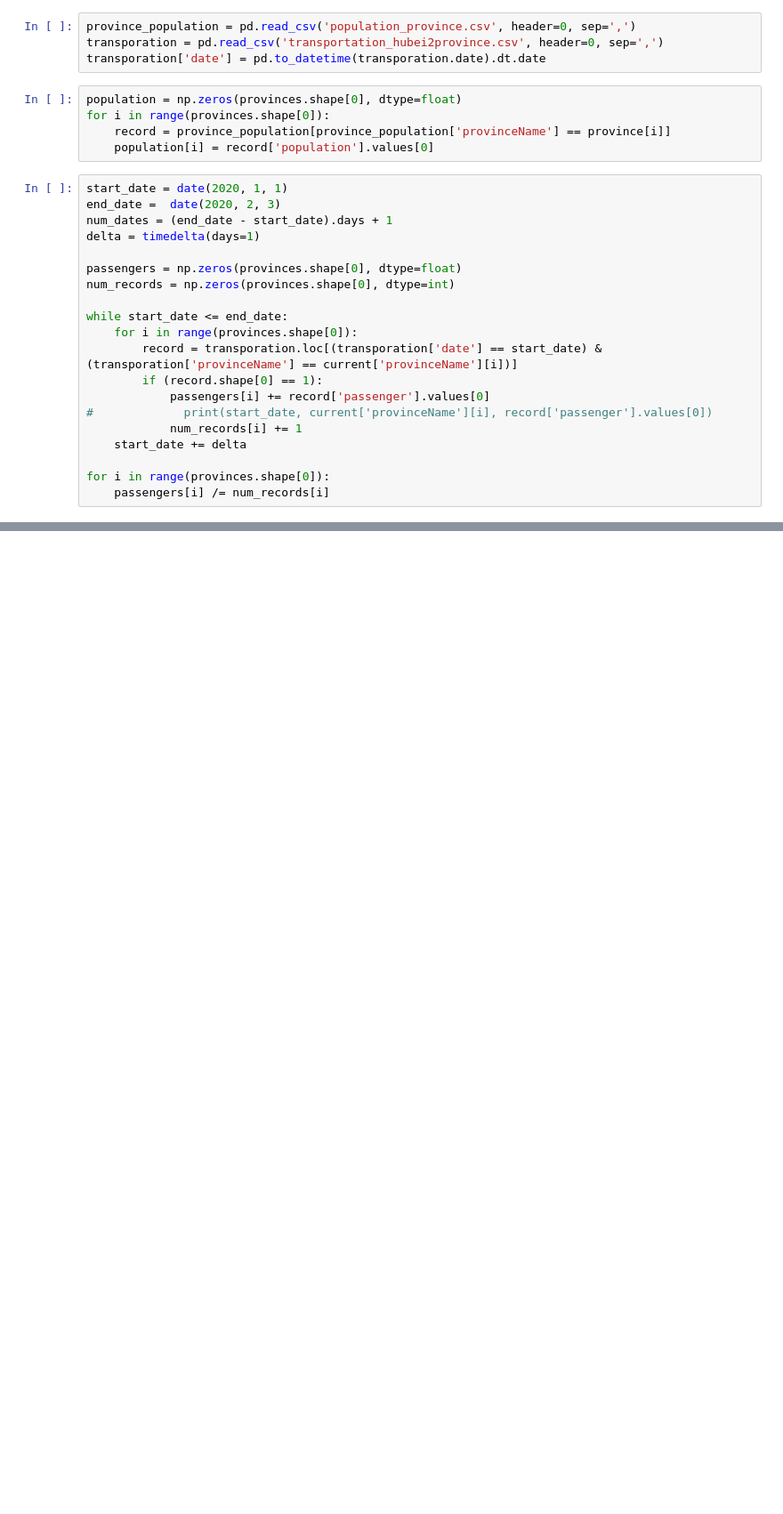
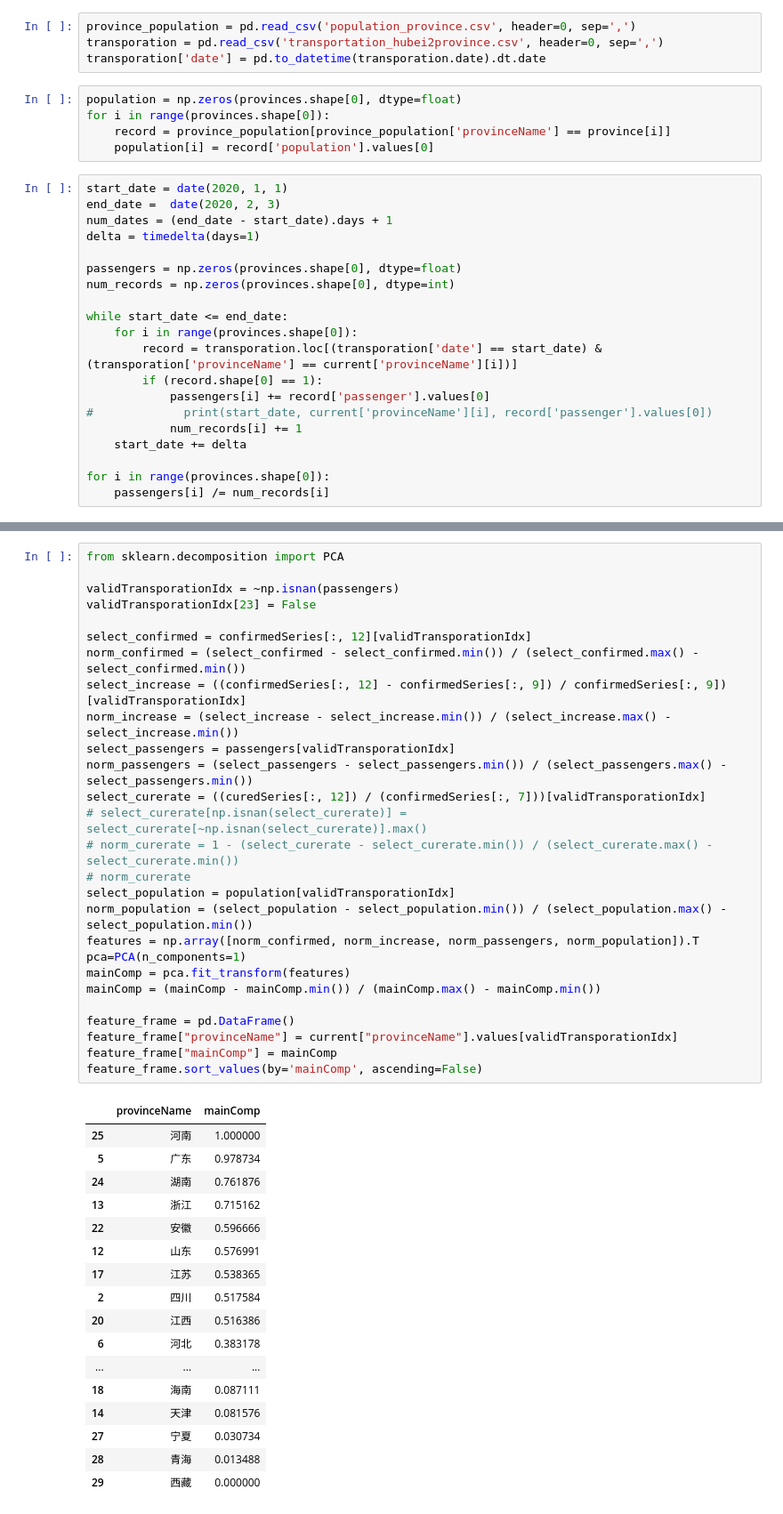
Before and after one commit to trainsn/CSE_5544, a Jupyter notebook: lab2/lab2_covid_analysis.ipynb, the cells around one changed output, grey strips where cells are left out. Shown at 89% size. Drawn from its saved outputs; the diff is of its cells as text; blank space fills up the shorter version.

```diff
--- a/lab2/lab2_covid_analysis.ipynb
+++ b/lab2/lab2_covid_analysis.ipynb
@@ -352,3 +349,48 @@ g.add(sc, grid_top="25%")
 g
 # %% [output]
 <pyecharts.custom.grid.Grid at 0x...>
+# %%
+from sklearn.decomposition import PCA
+
+validTransporationIdx = ~np.isnan(passengers)
+validTransporationIdx[23] = False
+
+select_confirmed = confirmedSeries[:, 12][validTransporationIdx]
+norm_confirmed = (select_confirmed - select_confirmed.min()) / (select_confirmed.max() - select_confirmed.min())
+select_increase = ((confirmedSeries[:, 12] - confirmedSeries[:, 9]) / confirmedSeries[:, 9])[validTransporationIdx]
+norm_increase = (select_increase - select_increase.min()) / (select_increase.max() - select_increase.min())
+select_passengers = passengers[validTransporationIdx]
+norm_passengers = (select_passengers - select_passengers.min()) / (select_passengers.max() - select_passengers.min())
+select_curerate = ((curedSeries[:, 12]) / (confirmedSeries[:, 7]))[validTransporationIdx]
+# select_curerate[np.isnan(select_curerate)] = select_curerate[~np.isnan(select_curerate)].max()
+# norm_curerate = 1 - (select_curerate - select_curerate.min()) / (select_curerate.max() - select_curerate.min())
+# norm_curerate
+select_population = population[validTransporationIdx]
+norm_population = (select_population - select_population.min()) / (select_population.max() - select_population.min())
+features = np.array([norm_confirmed, norm_increase, norm_passengers, norm_population]).T
+pca=PCA(n_components=1)
+mainComp = pca.fit_transform(features)
+mainComp = (mainComp - mainComp.min()) / (mainComp.max() - mainComp.min())
+
+feature_frame = pd.DataFrame()
+feature_frame["provinceName"] = current["provinceName"].values[validTransporationIdx]
+feature_frame["mainComp"] = mainComp
+feature_frame.sort_values(by='mainComp', ascending=False)
+# %% [output]
+|  | provinceName | mainComp |
+| 25 | 河南 | 1.000000 |
+| 5 | 广东 | 0.978734 |
+| 24 | 湖南 | 0.761876 |
+| 13 | 浙江 | 0.715162 |
+| 22 | 安徽 | 0.596666 |
+| 12 | 山东 | 0.576991 |
+| 17 | 江苏 | 0.538365 |
+| 2 | 四川 | 0.517584 |
+| 20 | 江西 | 0.516386 |
+| 6 | 河北 | 0.383178 |
+| ... | ... | ... |
+| 18 | 海南 | 0.087111 |
+| 14 | 天津 | 0.081576 |
+| 27 | 宁夏 | 0.030734 |
+| 28 | 青海 | 0.013488 |
+| 29 | 西藏 | 0.000000 |
```
Also changed, not shown: parts of 2 cells of this notebook, 1 other file.
